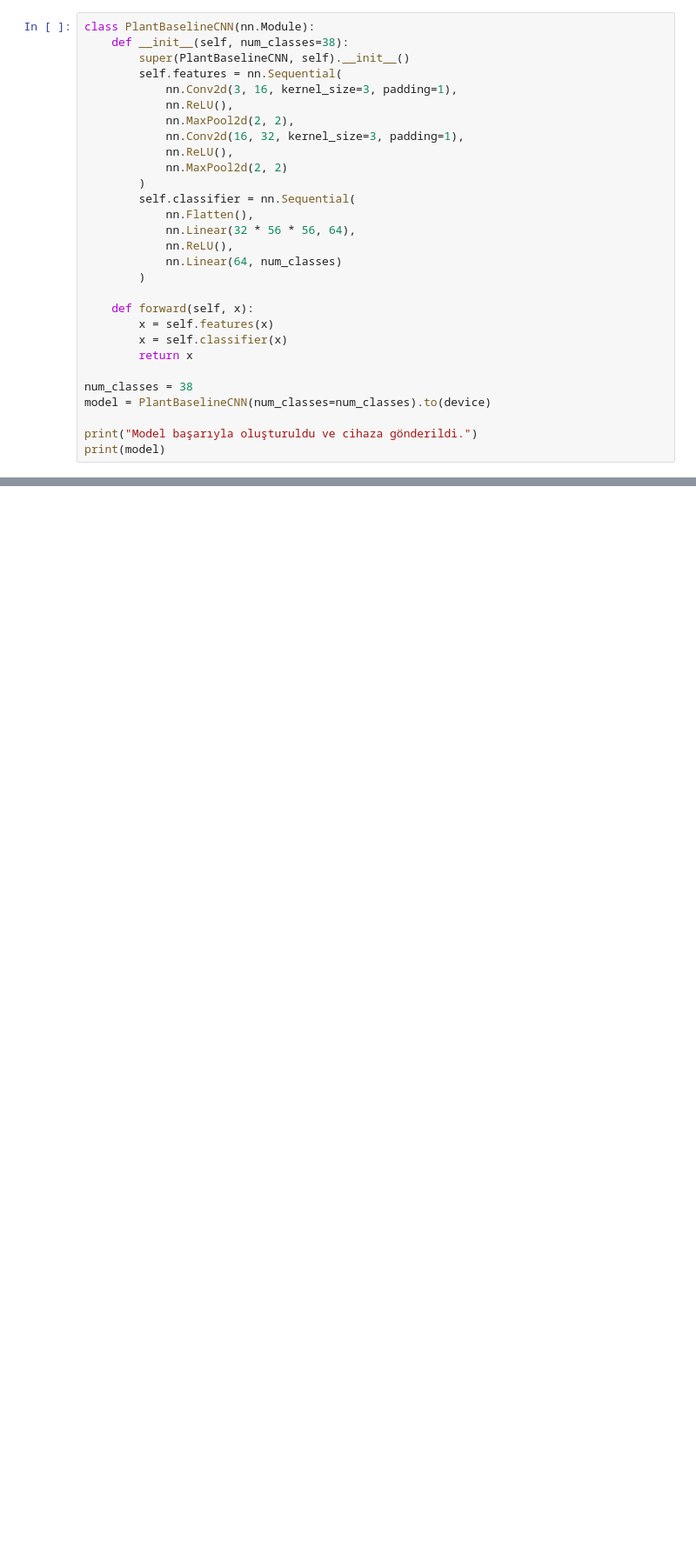
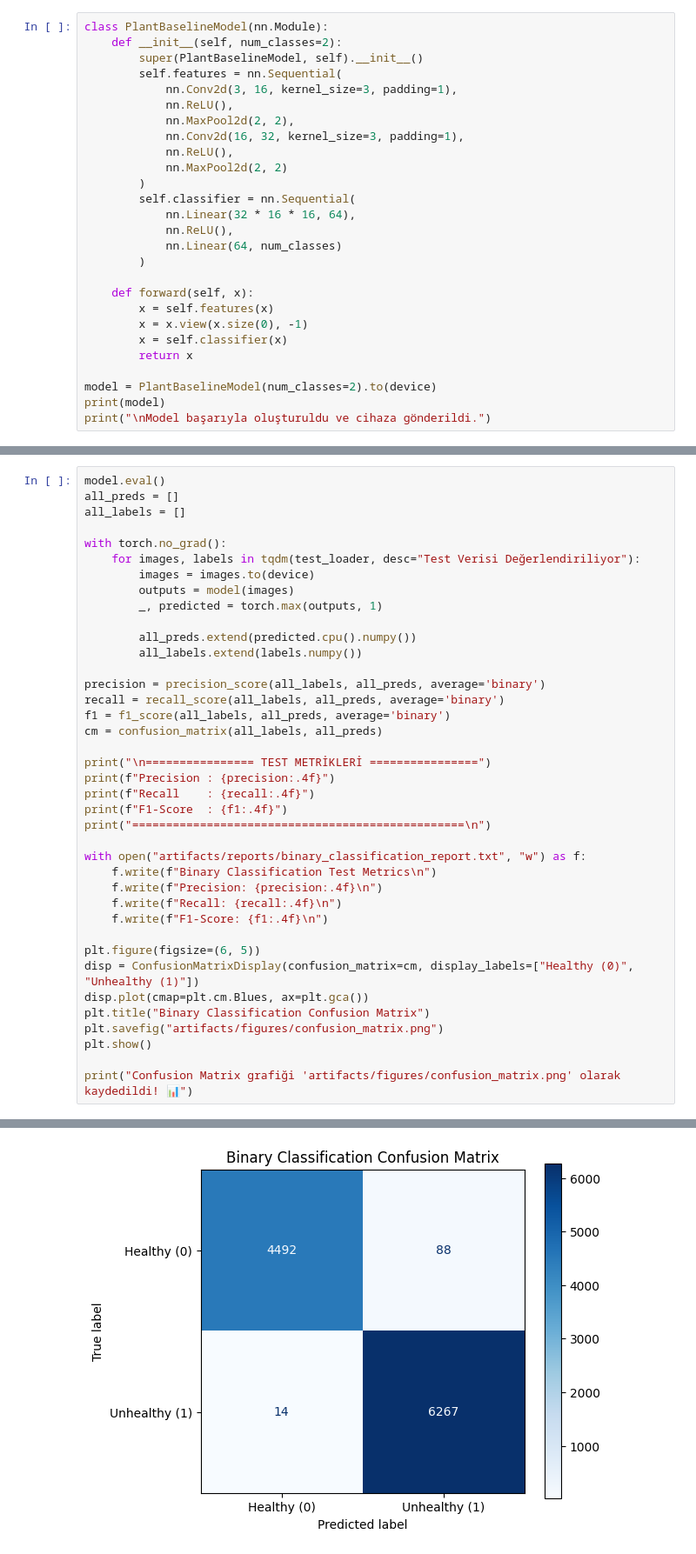
Before and after one commit to atilimai/plant-ai-project, a Jupyter notebook: notebooks/Ilgin_Baseline_Model.ipynb, the cells around one changed output, grey strips where cells are left out. Shown at 87% size. Cells and saved outputs as stored; diff of their text form; blank space fills up the shorter version.

Commit message:
Colab kullanılarak oluşturuldu

```diff
--- a/notebooks/Ilgin_Baseline_Model.ipynb
+++ b/notebooks/Ilgin_Baseline_Model.ipynb
@@ -66,7 +119,7 @@ print(f"Eğitim için {len(train_loader)} batch hazırlandı.")
 # %%
-class PlantBaselineCNN(nn.Module):
-    def __init__(self, num_classes=38):
-        super(PlantBaselineCNN, self).__init__()
+class PlantBaselineModel(nn.Module):
+    def __init__(self, num_classes=2):
+        super(PlantBaselineModel, self).__init__()
         self.features = nn.Sequential(
             nn.Conv2d(3, 16, kernel_size=3, padding=1),
             nn.ReLU(),
@@ -76,19 +129,17 @@ class PlantBaselineCNN(nn.Module):
             nn.MaxPool2d(2, 2)
         )
         self.classifier = nn.Sequential(
-            nn.Flatten(),
-            nn.Linear(32 * 56 * 56, 64),
+            nn.Linear(32 * 16 * 16, 64),
             nn.ReLU(),
             nn.Linear(64, num_classes)
         )
 
     def forward(self, x):
         x = self.features(x)
+        x = x.view(x.size(0), -1)
         x = self.classifier(x)
         return x
 
-num_classes = 38
-model = PlantBaselineCNN(num_classes=num_classes).to(device)
-
-print("Model başarıyla oluşturuldu ve cihaza gönderildi.")
+model = PlantBaselineModel(num_classes=2).to(device)
 print(model)
+print("\nModel başarıyla oluşturuldu ve cihaza gönderildi.")
@@ -123,0 +225,40 @@ print(f"\nModel başarıyla eğitildi ve ağırlıkları kaydedildi: {model_path
+# %%
+model.eval()
+all_preds = []
+all_labels = []
+
+with torch.no_grad():
+    for images, labels in tqdm(test_loader, desc="Test Verisi Değerlendiriliyor"):
+        images = images.to(device)
+        outputs = model(images)
+        _, predicted = torch.max(outputs, 1)
+
+        all_preds.extend(predicted.cpu().numpy())
+        all_labels.extend(labels.numpy())
+
+precision = precision_score(all_labels, all_preds, average='binary')
+recall = recall_score(all_labels, all_preds, average='binary')
+f1 = f1_score(all_labels, all_preds, average='binary')
+cm = confusion_matrix(all_labels, all_preds)
+
+print("\n================ TEST METRİKLERİ ================")
+print(f"Precision : {precision:.4f}")
+print(f"Recall    : {recall:.4f}")
+print(f"F1-Score  : {f1:.4f}")
+print("=================================================\n")
+
+with open("artifacts/reports/binary_classification_report.txt", "w") as f:
+    f.write(f"Binary Classification Test Metrics\n")
+    f.write(f"Precision: {precision:.4f}\n")
+    f.write(f"Recall: {recall:.4f}\n")
+    f.write(f"F1-Score: {f1:.4f}\n")
+
+plt.figure(figsize=(6, 5))
+disp = ConfusionMatrixDisplay(confusion_matrix=cm, display_labels=["Healthy (0)", "Unhealthy (1)"])
+disp.plot(cmap=plt.cm.Blues, ax=plt.gca())
+plt.title("Binary Classification Confusion Matrix")
+plt.savefig("artifacts/figures/confusion_matrix.png")
+plt.show()
+
+print("Confusion Matrix grafiği 'artifacts/figures/confusion_matrix.png' olarak kaydedildi! 📊")
+# %% [output]
@@ -123,0 +270 @@ print(f"\nModel başarıyla eğitildi ve ağırlıkları kaydedildi: {model_path
+[figure, added]
```
Also changed, not shown: parts of 7 cells of this notebook.
